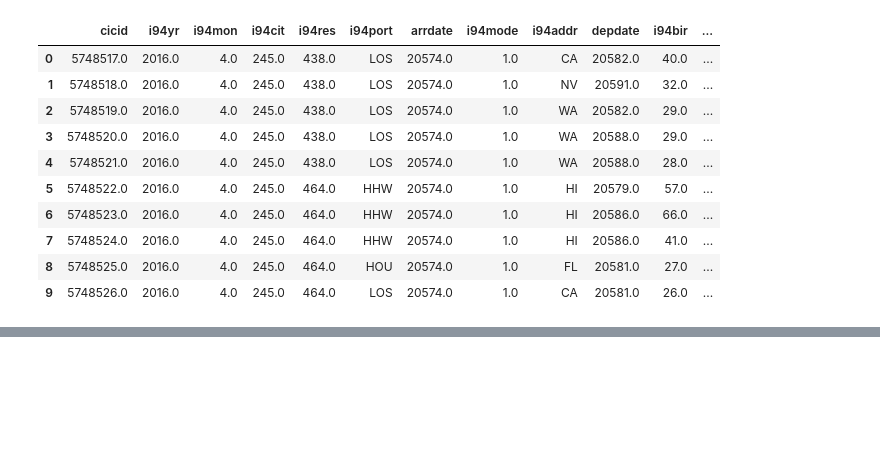
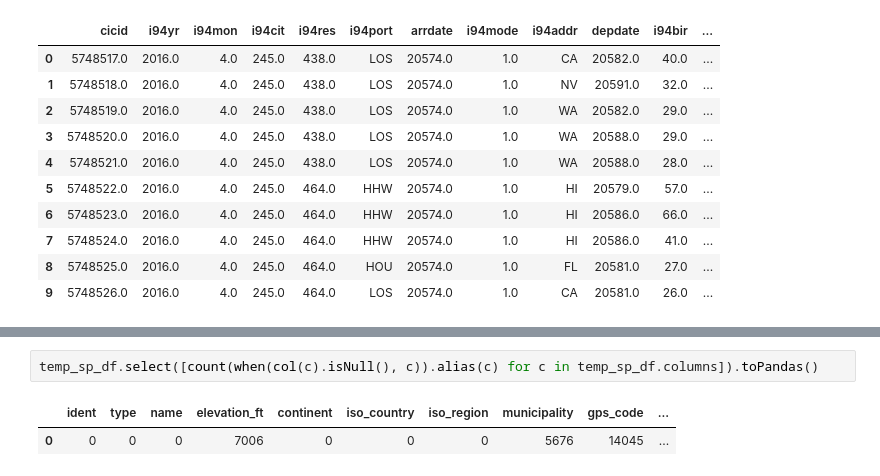
Before and after one commit to juan-ivan-NV/Data_Engineering_Nanodegree, a Jupyter notebook: 16_Project_5_Capstone_Project/capstone_project_notebook.ipynb, the cells around one changed output, grey strips where cells are left out. Saved outputs shown, nothing was run; the diff lists cells and outputs as text; blank space fills up the shorter version.

```diff
--- a/16_Project_5_Capstone_Project/capstone_project_notebook.ipynb
+++ b/16_Project_5_Capstone_Project/capstone_project_notebook.ipynb
@@ -73,0 +149,5 @@ Getting rid og columns with the most 'Null' data
+# %%
+temp_sp_df.select([count(when(col(c).isNull(), c)).alias(c) for c in temp_sp_df.columns]).toPandas()
+# %% [output]
+|  | ident | type | name | elevation_ft | continent | iso_country | iso_region | municipality | gps_code | ... |
+| 0 | 0 | 0 | 0 | 7006 | 0 | 0 | 0 | 5676 | 14045 | ... |
```
Also changed, not shown: parts of 12 cells of this notebook.
